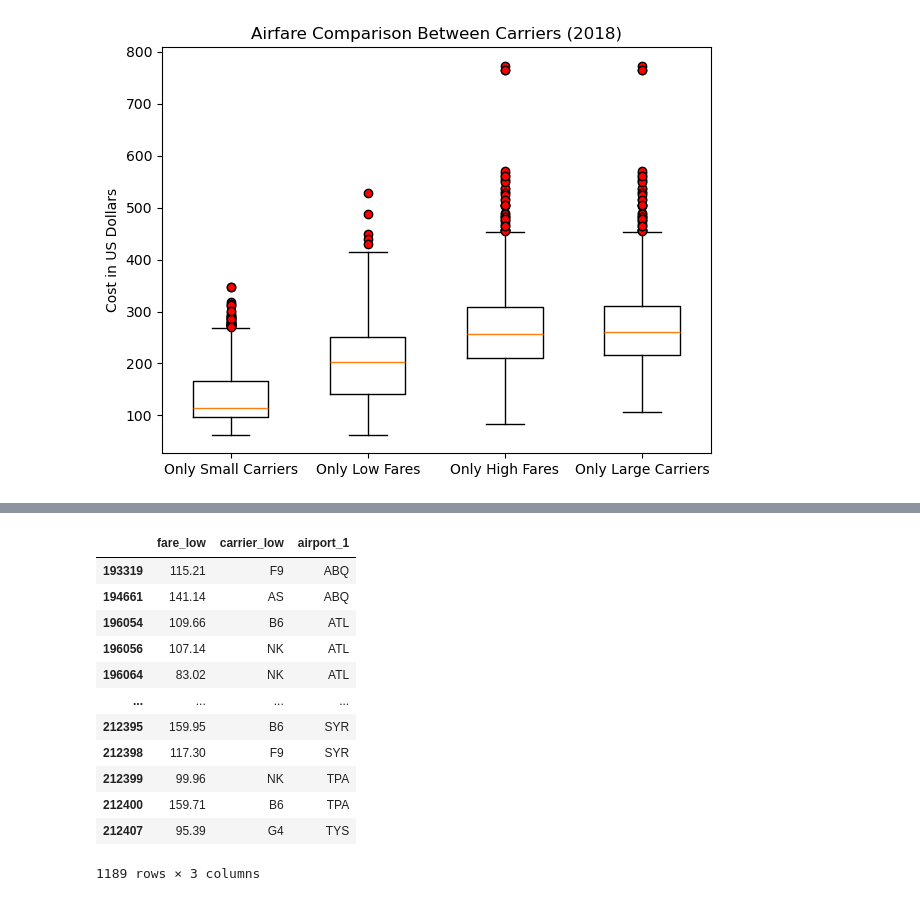
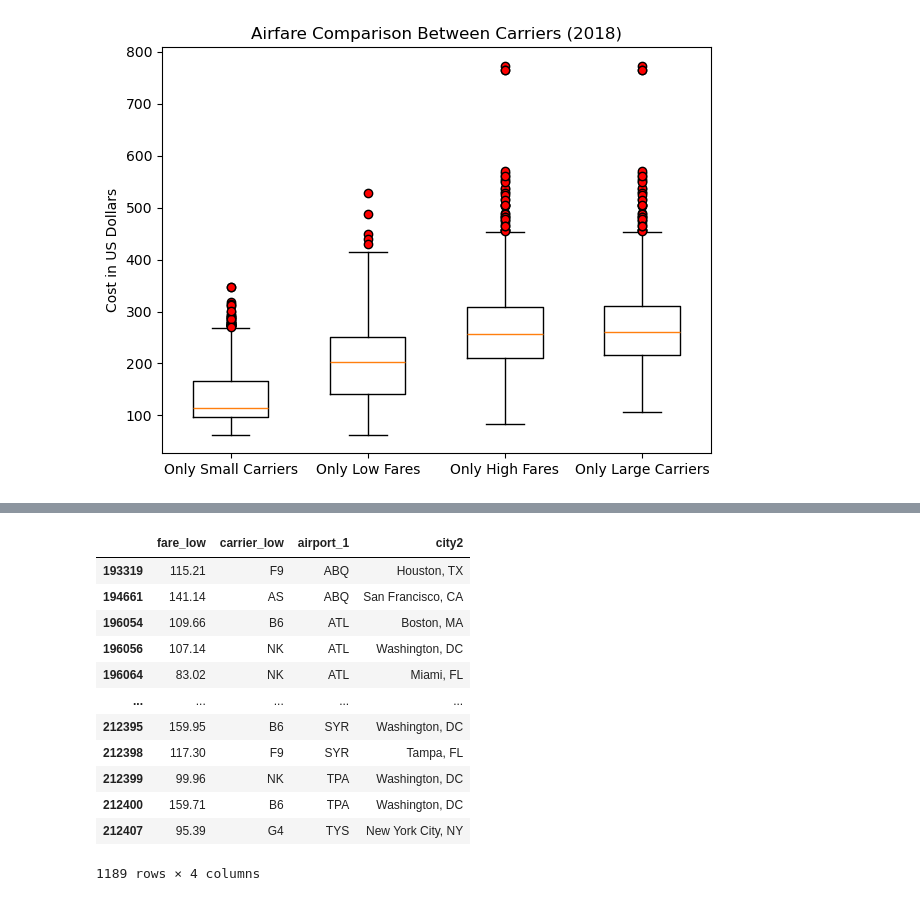
Before and after one commit to cosmopaladin/project-1, a Jupyter notebook: airfare.ipynb, the cells around one changed output, grey strips where cells are left out. Drawn from its saved outputs; the diff is of its cells as text; code cells hidden in the pictures.

```diff
--- a/airfare.ipynb
+++ b/airfare.ipynb
@@ -361,20 +361,24 @@ low_carriers_df.dropna().head()
 # %%
 small_airlines_df = low_carriers_df[['fare_low', 'carrier_low', #'city1',
                                      'airport_1',
-                                     #'airport_2','city2'
+                                     #'airport_2',
+                                     'city2'
                                      ]].copy()
+
+
+small_airlines_df['city2'] = small_airlines_df['city2'].str.replace(r'\s*\(Metropolitan Area\)', '', regex=True)
 small_airlines_df
 # %% [output]
-|  | fare_low | carrier_low | airport_1 |
-| 193319 | 115.21 | F9 | ABQ |
-| 194661 | 141.14 | AS | ABQ |
-| 196054 | 109.66 | B6 | ATL |
-| 196056 | 107.14 | NK | ATL |
-| 196064 | 83.02 | NK | ATL |
-| ... | ... | ... | ... |
-| 212395 | 159.95 | B6 | SYR |
-| 212398 | 117.30 | F9 | SYR |
-| 212399 | 99.96 | NK | TPA |
-| 212400 | 159.71 | B6 | TPA |
-| 212407 | 95.39 | G4 | TYS |
+|  | fare_low | carrier_low | airport_1 | city2 |
+| 193319 | 115.21 | F9 | ABQ | Houston, TX |
+| 194661 | 141.14 | AS | ABQ | San Francisco, CA |
+| 196054 | 109.66 | B6 | ATL | Boston, MA |
+| 196056 | 107.14 | NK | ATL | Washington, DC |
+| 196064 | 83.02 | NK | ATL | Miami, FL |
+| ... | ... | ... | ... | ... |
+| 212395 | 159.95 | B6 | SYR | Washington, DC |
+| 212398 | 117.30 | F9 | SYR | Tampa, FL |
+| 212399 | 99.96 | NK | TPA | Washington, DC |
+| 212400 | 159.71 | B6 | TPA | Washington, DC |
+| 212407 | 95.39 | G4 | TYS | New York City, NY |
-1189 rows × 3 columns
+1189 rows × 4 columns
```
Also changed, not shown: parts of 6 cells of this notebook, 2 other files.
